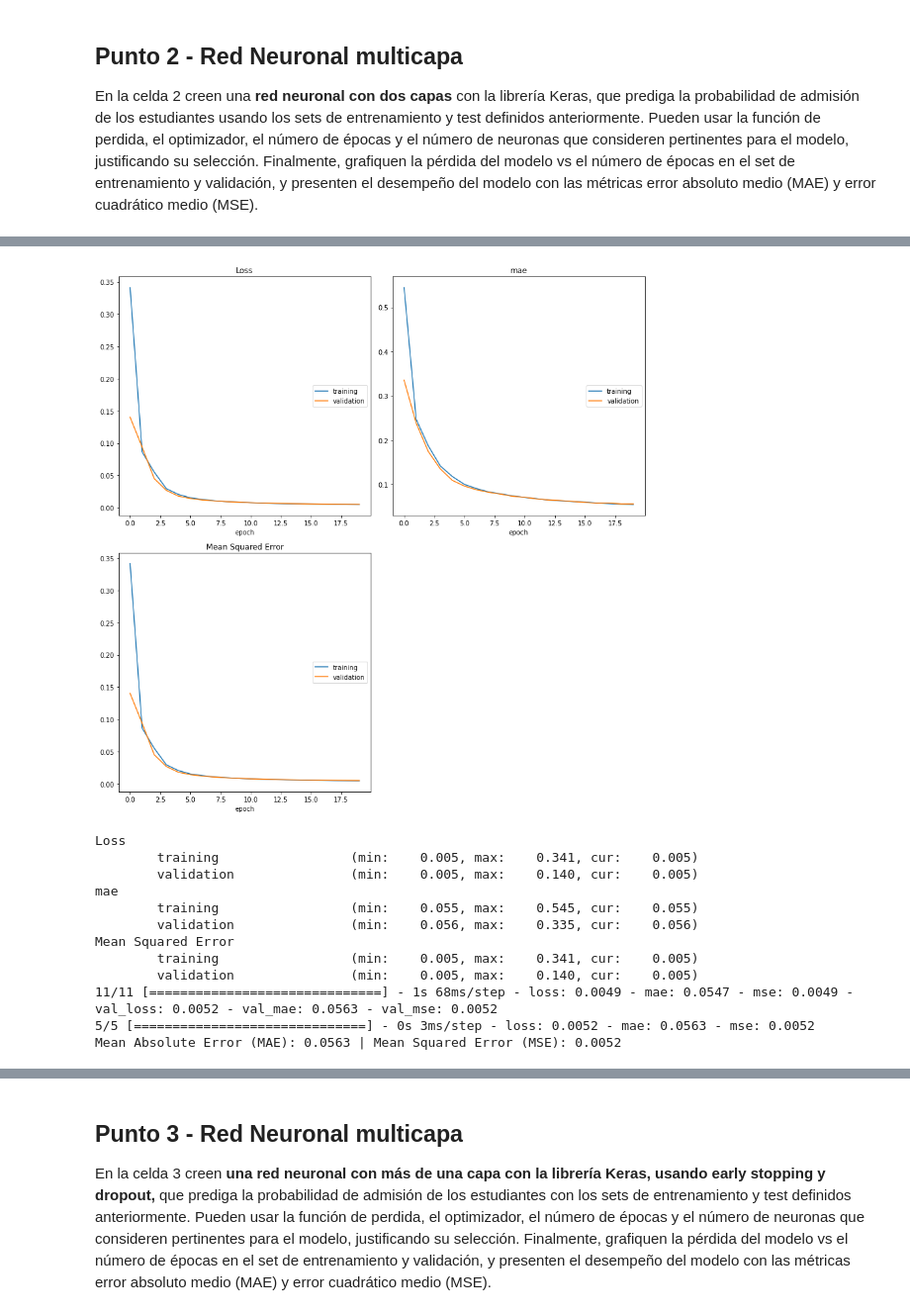
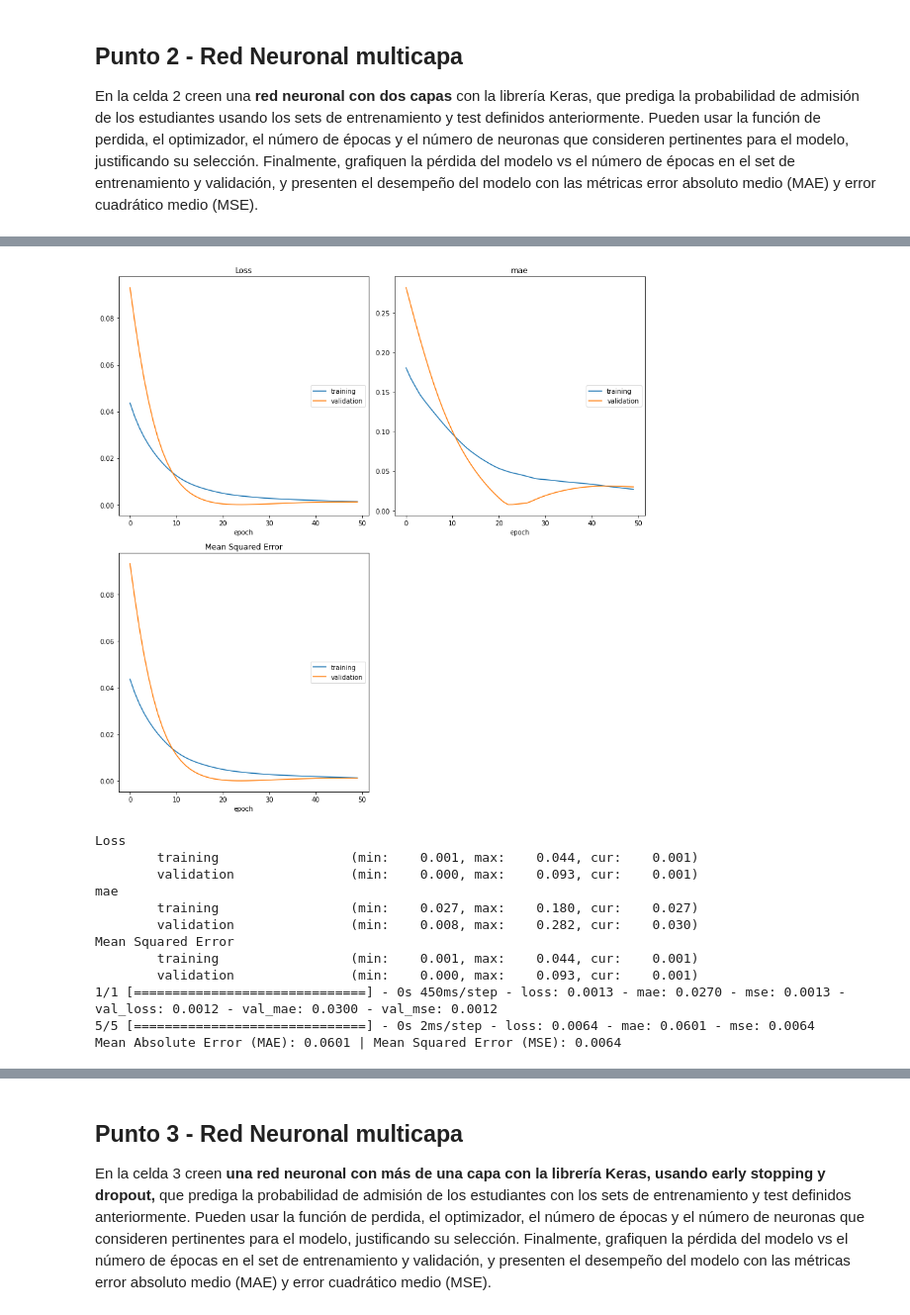
Before and after one commit to dayroncj/MIAD_ML_NLP_2023, a Jupyter notebook: Semana 6/S6TC1-Redes_Neuronales.ipynb, the cells around one changed output, grey strips where cells are left out. Shown at 99% size. Cells and saved outputs as stored; diff of their text form; code cells hidden in the pictures.

```diff
--- a/Semana 6/S6TC1-Redes_Neuronales.ipynb
+++ b/Semana 6/S6TC1-Redes_Neuronales.ipynb
@@ -129,3 +134,29 @@ Mean Absolute Error (MAE): 0.0613 | Mean Squared Error (MSE): 0.0058
 ## Punto 2 - Red Neuronal multicapa
 
 En la celda 2 creen una **red neuronal con dos capas** con la librería Keras, que prediga la probabilidad de admisión de los estudiantes usando los sets de entrenamiento y test definidos anteriormente. Pueden usar la función de perdida, el optimizador, el número de épocas y el número de neuronas que consideren pertinentes para el modelo, justificando su selección. Finalmente, grafiquen la pérdida del modelo vs el número de épocas en el set de entrenamiento y validación, y presenten el desempeño del modelo con las métricas error absoluto medio (MAE) y error cuadrático medio (MSE).
+# %%
+# Celda 2
+
+# Limpiamos la sesión para no ocupar tanta memoria
+K.clear_session()
+
+# Definimos una red neuronal con la función Sequential()
+model = Sequential()
+
+# Separación de datos de entrenamiento para considerar un set de validación durante entrenamiento
+xTrain, xVal, yTrain, yVal = train_test_split(xTrain, yTrain, test_size=0.15, random_state=42)
+
+# Definimos dos capas densas con un tamaño de salida de igual a output_var y un input_shape de dims
+model.add(Dense(512, input_shape=(dims,), activation='relu'))
+model.add(Dense(256, activation='relu'))
+
+# Definición de la capa de salida con función de activación sigmoide para obtener un valor que represente la probabilidad de ser admitido.
+model.add(Dense(1, activation='sigmoid'))
+
+model.compile(optimizer='Adam', loss='mean_squared_error', metrics=['mae', 'mse'])
+
+# Entrenamos la red neuronal con 20 épocas
+model.fit(xTrain, yTrain, verbose=1, epochs=50, validation_data=(xVal, yVal), callbacks=[PlotLossesKeras()])
+
+loss, mae, mse = model.evaluate(xTest, yTest)
+print(f"Mean Absolute Error (MAE): {mae:.4f} | Mean Squared Error (MSE): {mse:.4f}")
@@ -132,35 +177,34 @@ En la celda 2 creen una **red neuronal con dos capas** con la librería Keras, q
 # %%
-# Celda 2
-
 # Limpiamos la sesión para no ocupar tanta memoria
 K.clear_session()
 
 # Definimos una red neuronal con la función Sequential()
 model = Sequential()
 
-# Partimos de nuevo el set de entrenamiento y validación para evitar overfitting
-xTrain, xTest, yTrain, yTest = train_test_split(X,Y,test_size=0.3, random_state=22)
+# Separación de datos de entrenamiento para considerar un set de validación durante entrenamiento
+xTrain, xVal, yTrain, yVal = train_test_split(xTrain, yTrain, test_size=0.15, random_state=42)
 
-# Definimos capas densas con un tamaño de salida de
-model.add(Dense(512, activation='relu', input_dim = xTrain.shape[1]))
-model.add(Dense(256, activation='linear')) # ¿Por qué linear?
+# Definimos dos capas densas con un tamaño de salida de igual a output_var y un input_shape de dims
+model.add(Dense(512, input_shape=(dims,), activation='relu'))
+model.add(Dense(output_var, activation='sigmoid')) # ¿La segunda capa debe ir con el valor predicho?
 model.compile(optimizer='Adam', loss='mean_squared_error', metrics=['mae', 'mse'])
 
-model.fit(xTrain, yTrain, verbose=1, epochs=20, validation_data=(xTest, yTest), callbacks=[PlotLossesKeras()])
+# Entrenamos la red neuronal con 20 épocas
+model.fit(xTrain, yTrain, verbose=1, epochs=50, validation_data=(xVal, yVal), callbacks=[PlotLossesKeras()])
 
 loss, mae, mse = model.evaluate(xTest, yTest)
 print(f"Mean Absolute Error (MAE): {mae:.4f} | Mean Squared Error (MSE): {mse:.4f}")
 # %% [output]
-[figure, old version]
+[figure, new version]
 Loss
-        training                 (min:    0.005, max:    0.341, cur:    0.005)
-        validation               (min:    0.005, max:    0.140, cur:    0.005)
+        training                 (min:    0.001, max:    0.044, cur:    0.001)
+        validation               (min:    0.000, max:    0.093, cur:    0.001)
 mae
-        training                 (min:    0.055, max:    0.545, cur:    0.055)
-        validation               (min:    0.056, max:    0.335, cur:    0.056)
+        training                 (min:    0.027, max:    0.180, cur:    0.027)
+        validation               (min:    0.008, max:    0.282, cur:    0.030)
 Mean Squared Error
-        training                 (min:    0.005, max:    0.341, cur:    0.005)
-        validation               (min:    0.005, max:    0.140, cur:    0.005)
-11/11 [==============================] - 1s 68ms/step - loss: 0.0049 - mae: 0.0547 - mse: 0.0049 - val_loss: 0.0052 - val_mae: 0.0563 - val_mse: 0.0052
-5/5 [==============================] - 0s 3ms/step - loss: 0.0052 - mae: 0.0563 - mse: 0.0052
-Mean Absolute Error (MAE): 0.0563 | Mean Squared Error (MSE): 0.0052
+        training                 (min:    0.001, max:    0.044, cur:    0.001)
+        validation               (min:    0.000, max:    0.093, cur:    0.001)
+1/1 [==============================] - 0s 450ms/step - loss: 0.0013 - mae: 0.0270 - mse: 0.0013 - val_loss: 0.0012 - val_mae: 0.0300 - val_mse: 0.0012
+5/5 [==============================] - 0s 2ms/step - loss: 0.0064 - mae: 0.0601 - mse: 0.0064
+Mean Absolute Error (MAE): 0.0601 | Mean Squared Error (MSE): 0.0064
```
Also changed, not shown: parts of 16 cells of this notebook.
